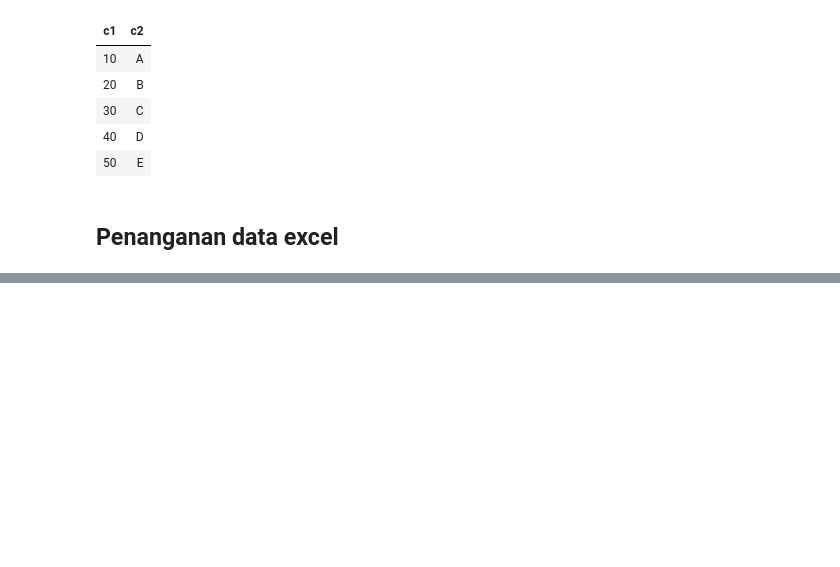
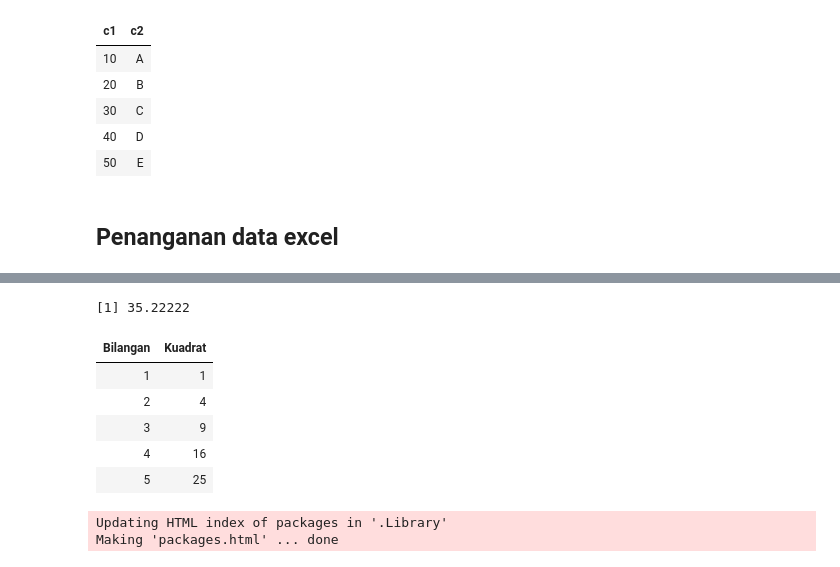
Before and after one commit to sandyherho/tutorEksploR, a Jupyter notebook: Tutorial Statistika Dasar Menggunakan R.ipynb, the cells around one changed output, grey strips where cells are left out. Cells and saved outputs as stored; diff of their text form; code cells hidden in the pictures; blank space fills up the shorter version.

```diff
--- a/Tutorial Statistika Dasar Menggunakan R.ipynb
+++ b/Tutorial Statistika Dasar Menggunakan R.ipynb
@@ -1662,0 +1710,21 @@ insta
+# %%
+mean(df$Usia)
+# %% [output]
+[1] 35.22222
+# %%
+df1 <- read_excel("./data/contoh.xlsx", sheet='Sheet2')
+df1
+# %% [output]
+| Bilangan | Kuadrat |
+| 1 | 1 |
+| 2 | 4 |
+| 3 | 9 |
+| 4 | 16 |
+| 5 | 25 |
+# %%
+# menulis file excel
+install.packages('writexl')
+library(writexl)
+# %% [output]
+Updating HTML index of packages in '.Library'
+Making 'packages.html' ... done
```
Also changed, not shown: parts of 13 cells of this notebook, 6 other files.
